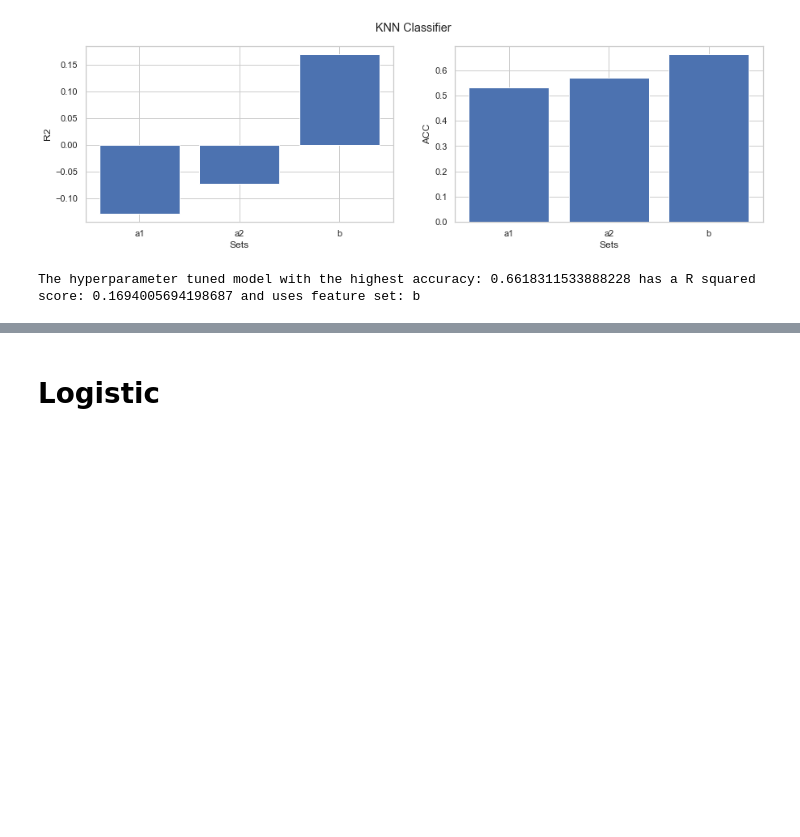
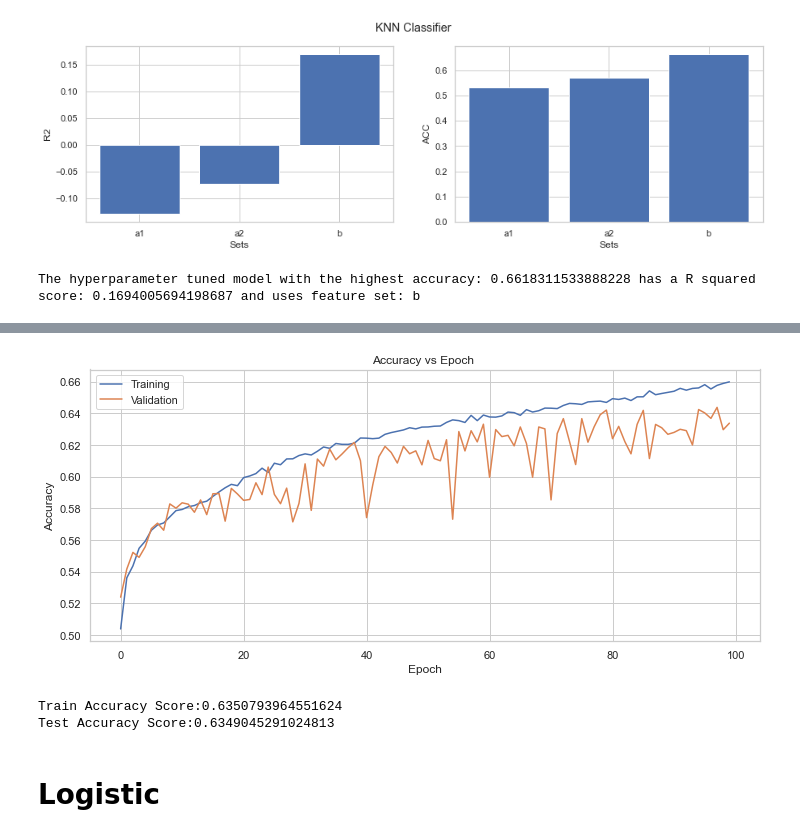
Before and after one commit to cameronreaves/Bluebikes-Machine-Learning-Models, a Jupyter notebook: notebooks/Group_models_11_18.ipynb, the cells around one changed output, grey strips where cells are left out. Drawn from its saved outputs; the diff is of its cells as text; code cells hidden in the pictures; blank space fills up the shorter version.

```diff
--- a/notebooks/Group_models_11_18.ipynb
+++ b/notebooks/Group_models_11_18.ipynb
@@ -968,0 +1060,13 @@ The hyperparameter tuned model with the highest accuracy: 0.6618311533888228 has
+# %%
+%%time
+
+model_reg.compile(
+    loss='categorical_crossentropy',
+    metrics=['accuracy']
+)
+
+history = model_reg.fit(
+    x = X_train, y = y_train_cat,
+    epochs=100, validation_split = 0.3,
+    batch_size = 500,verbose = 0
+)
@@ -969,3 +1076,40 @@ The hyperparameter tuned model with the highest accuracy: 0.6618311533888228 has
+# %%
+def plot_acc(history, title = "Accuracy vs Epoch "):
+    """
+    Arguments:
+        model_history : the nueral network model history to plot
+        title   : if you want a title other than the default plot it.
+        rolling : this will plot a rolling average of the loss (purely for visualization purposes)
+    """
+    plt.figure(figsize = (12,5))
+    train_acc = history.history['accuracy']
+    val_acc = history.history['val_accuracy']
+    set_colors = {"train": sns.color_palette()[0],
+                 "val": sns.color_palette()[1]}
+    plt.plot(train_acc,label = 'Training', color = set_colors["train"])
+    plt.plot(val_acc,label = 'Validation', color = set_colors["val"])
+
+    plt.title(title)
+    plt.xlabel('Epoch')
+    plt.ylabel('Accuracy')
+    plt.legend()
+    plt.show()
+
+plot_acc(history)
+# %% [output]
+[figure, added]
+# %%
+train_pred = model_reg.predict_classes(X_train)
+test_pred = model_reg.predict_classes(X_test)
+
+train_score = accuracy_score(y_train, train_pred)
+test_score = accuracy_score(y_test, test_pred)
+
+print(f'Train Accuracy Score:{train_score}')
+print(f'Test Accuracy Score:{test_score}')
+# %% [output]
+Train Accuracy Score:0.6350793964551624
+Test Accuracy Score:0.6349045291024813
 # %% [markdown]
 # Logistic
 # %% [markdown]
```
Also changed, not shown: parts of 10 cells of this notebook.
